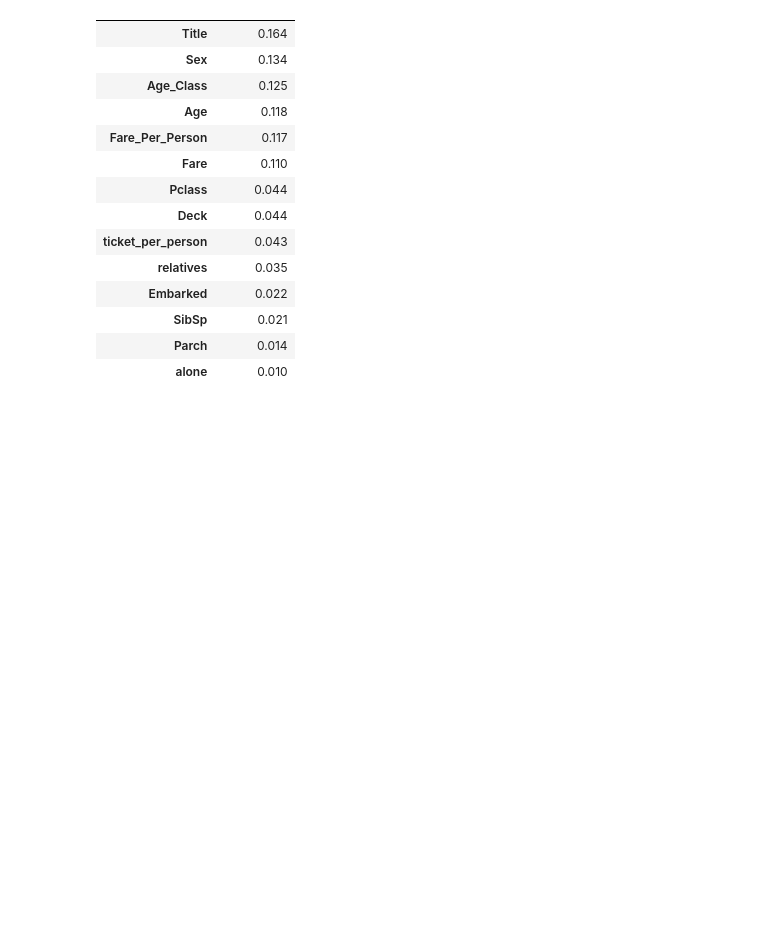
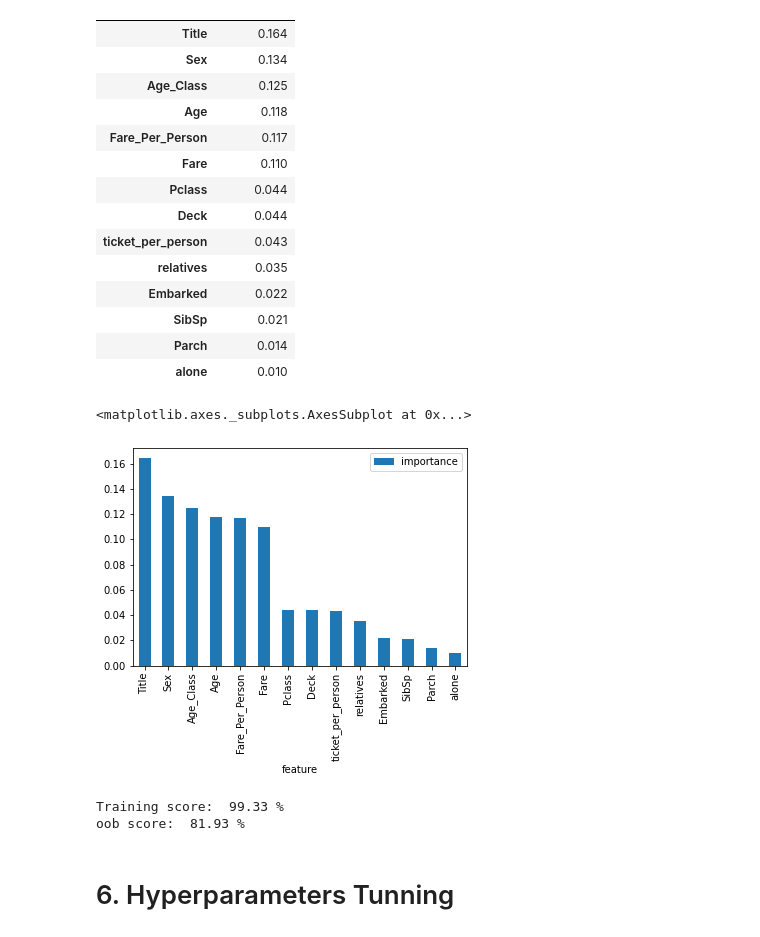
Before and after one commit to vitoramr/Kaggle-Titanic-Classify, a Jupyter notebook: Titanic4.ipynb, the cells around one changed output. Saved outputs shown, nothing was run; the diff lists cells and outputs as text; code cells hidden in the pictures; blank space fills up the shorter version.

```diff
--- a/Titanic4.ipynb
+++ b/Titanic4.ipynb
@@ -717,3 +717,8 @@ importances.head(15)
 | SibSp | 0.021 |
 | Parch | 0.014 |
 | alone | 0.010 |
+# %%
+importances.plot.bar()
+# %% [output]
+<matplotlib.axes._subplots.AxesSubplot at 0x...>
+[figure, added]
@@ -719,0 +736,15 @@ importances.head(15)
+# %%
+random_forest = RandomForestClassifier(n_estimators=100, oob_score = True)
+random_forest.fit(X_train, Y_train)
+Y_prediction = random_forest.predict(X_test)
+
+random_forest.score(X_train, Y_train)
+
+acc_random_forest = round(random_forest.score(X_train, Y_train) * 100, 2)
+print("Training score: ", round(acc_random_forest,2,), "%")
+print("oob score: ", round(random_forest.oob_score_, 4)*100, "%")
+# %% [output]
+Training score:  99.33 %
+oob score:  81.93 %
+# %% [markdown]
+# 6. Hyperparameters Tunning
```
Also changed, not shown: parts of 20 cells of this notebook.
